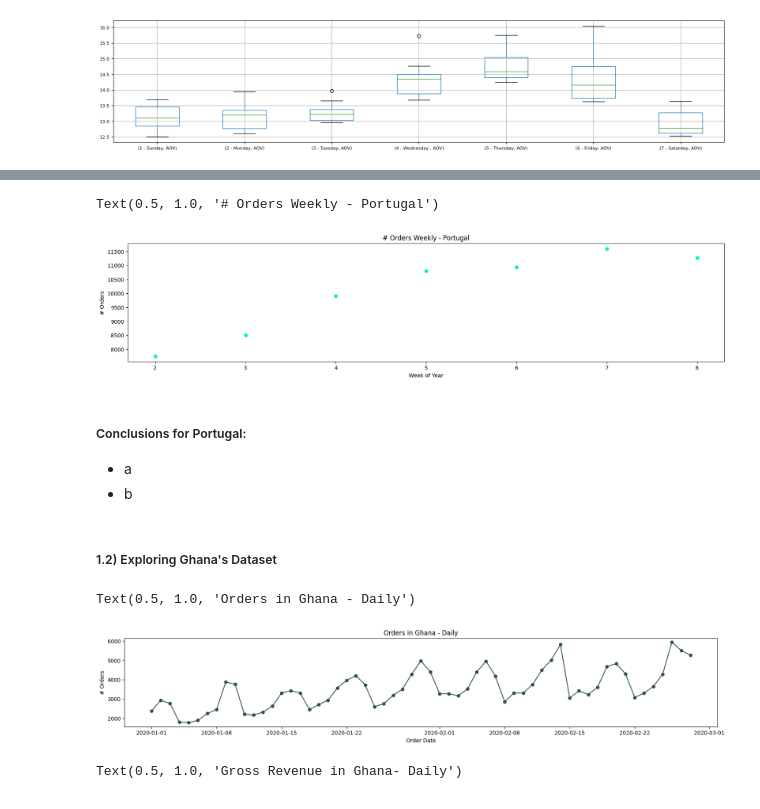
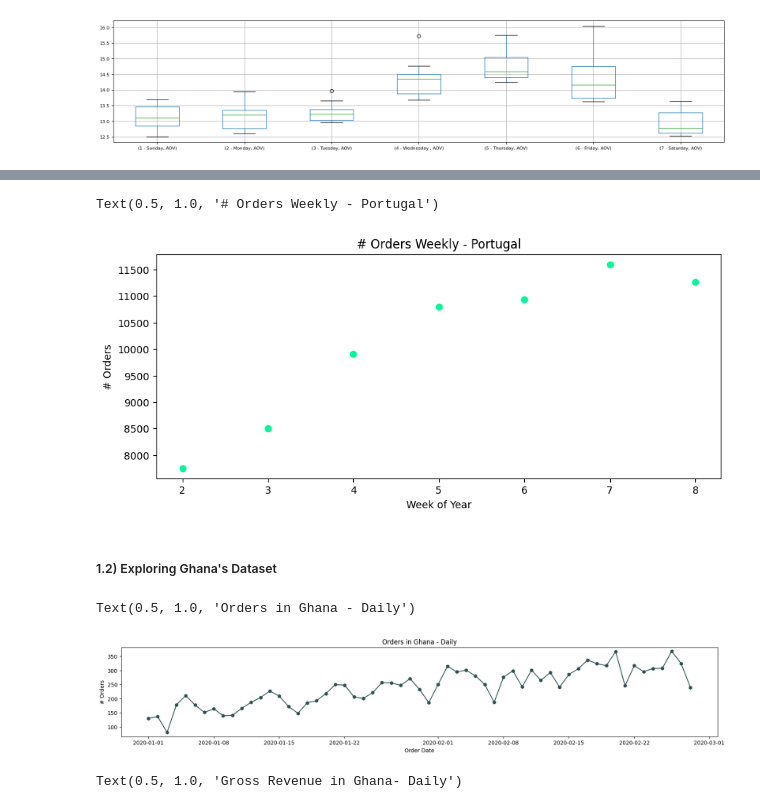
Before and after one commit to jsamu1994/data-challenge-jan-2024, a Jupyter notebook: python_files/exploring_dataset_2.ipynb, the cells around one changed output, grey strips where cells are left out. Cells and saved outputs as stored; diff of their text form; code cells hidden in the pictures.

```diff
--- a/python_files/exploring_dataset_2.ipynb
+++ b/python_files/exploring_dataset_2.ipynb
@@ -132,21 +134,17 @@ Text(0.5, 1.0, 'Gross Revenue Weekly - Portugal')
 # %%
-plt.figure(figsize=(20,4))
+plt.figure(figsize=(10,4))
 df_portugal_grouped_week_plot = df_portugal_grouped_week_ref [(df_portugal_grouped_week_ref["Week of Year"] > 1)
                                                               & (df_portugal_grouped_week_ref["Week of Year"] < 9)]
 plt.scatter(df_portugal_grouped_week_plot ["Week of Year"]
             , df_portugal_grouped_week_plot ["# Orders (Week)"]
             , color = "mediumspringgreen")
 
 plt.ylabel("# Orders")
 plt.xlabel("Week of Year")
 plt.title("# Orders Weekly - Portugal")
 # %% [output]
 Text(0.5, 1.0, '# Orders Weekly - Portugal')
-[figure, old version]
+[figure, new version]
-# %% [markdown]
-##### Conclusions for Portugal:
-* a
-* b
 # %% [markdown]
 ##### 1.2) Exploring Ghana's Dataset
 # %%
@@ -168,13 +166,13 @@ df_ghana_grouped["Week of Year"] = df_ghana_grouped["Created Date"].apply(lambda
 df_ghana_grouped["AOV"] = df_ghana_grouped["Order Value € (Gross)"] / df_ghana_grouped["# Orders"]
 # %%
 plt.figure(figsize=(20,3))
-plt.plot(df_portugal_grouped ["Created Date"], df_portugal_grouped ["Products in Order"], marker = "h", color = "darkslategrey")
+plt.plot(df_ghana_grouped ["Created Date"], df_ghana_grouped ["# Orders"], marker = "h", color = "darkslategrey")
 plt.xlabel('Order Date')
 plt.ylabel('# Orders')
 plt.title("Orders in Ghana - Daily")
 # %% [output]
 Text(0.5, 1.0, 'Orders in Ghana - Daily')
-[figure, old version]
+[figure, new version]
 # %%
 plt.figure(figsize=(20,3))
 plt.plot(df_ghana_grouped ["Created Date"], df_ghana_grouped ["Order Value € (Gross)"], marker = "h", color = "darkslategrey")
```
Also changed, not shown: parts of 16 cells of this notebook.
